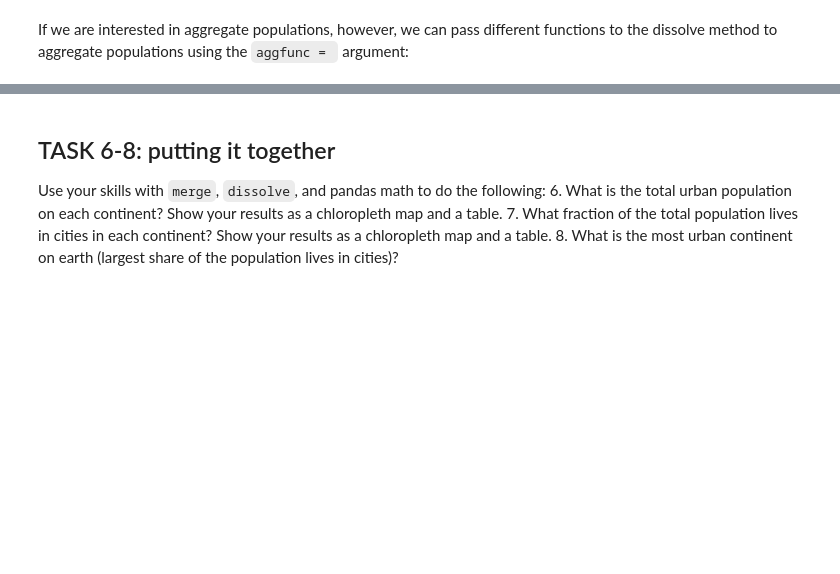
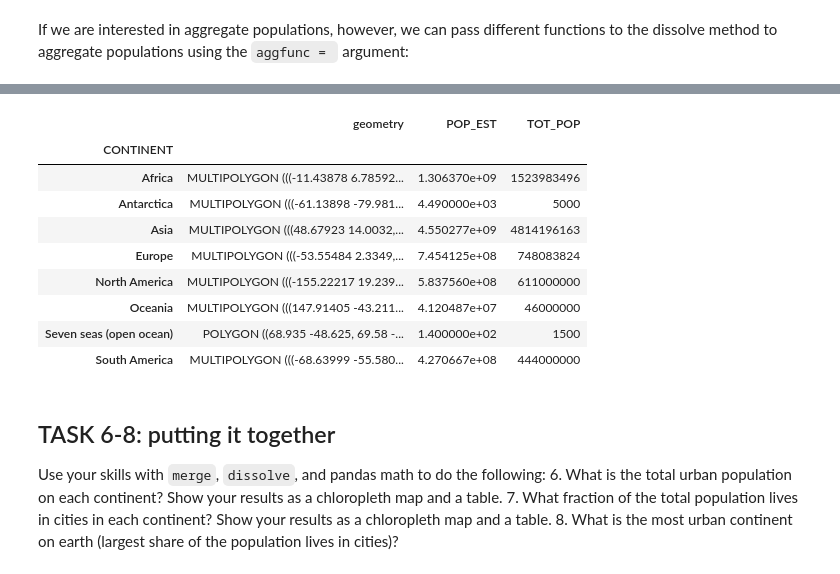
Before and after one commit to LizCarter492/EnvDatSci, a Jupyter notebook: CodeSprints/VectorData101_corrected.ipynb, the cells around one changed output, grey strips where cells are left out. Saved outputs shown, nothing was run; the diff lists cells and outputs as text; code cells hidden in the pictures; blank space fills up the shorter version.

```diff
--- a/CodeSprints/VectorData101_corrected.ipynb
+++ b/CodeSprints/VectorData101_corrected.ipynb
@@ -661,3 +677,32 @@ continents.head()
+# %%
+# List of total population data without underscores
+total_population = [
+    1523983496,  # Africa
+    5000,        # Antarctica (temporary population)
+    4814196163,  # Asia
+    748083824,   # Europe
+    611000000,   # North America
+    46000000,    # Oceania
+    1500,        # Seven seas (open ocean - temporary population)
+    444000000    # South America
+]
+
+# Add the total population data as a new column 'TOT_POP' to the continents DataFrame
+continents['TOT_POP'] = total_population
+
+# View the updated DataFrame
+continents.head(8)
+# %% [output]
+|  | geometry | POP_EST | TOT_POP |
+| CONTINENT |  |  |  |
+| Africa | MULTIPOLYGON (((-11.43878 6.78592... | 1.306370e+09 | 1523983496 |
+| Antarctica | MULTIPOLYGON (((-61.13898 -79.981... | 4.490000e+03 | 5000 |
+| Asia | MULTIPOLYGON (((48.67923 14.0032,... | 4.550277e+09 | 4814196163 |
+| Europe | MULTIPOLYGON (((-53.55484 2.3349,... | 7.454125e+08 | 748083824 |
+| North America | MULTIPOLYGON (((-155.22217 19.239... | 5.837560e+08 | 611000000 |
+| Oceania | MULTIPOLYGON (((147.91405 -43.211... | 4.120487e+07 | 46000000 |
+| Seven seas (open ocean) | POLYGON ((68.935 -48.625, 69.58 -... | 1.400000e+02 | 1500 |
+| South America | MULTIPOLYGON (((-68.63999 -55.580... | 4.270667e+08 | 444000000 |
 # %% [markdown]
 ## TASK 6-8: putting it together
 Use your skills with `merge`, `dissolve`, and pandas math to do the following:
```
Also changed, not shown: parts of 17 cells of this notebook.
